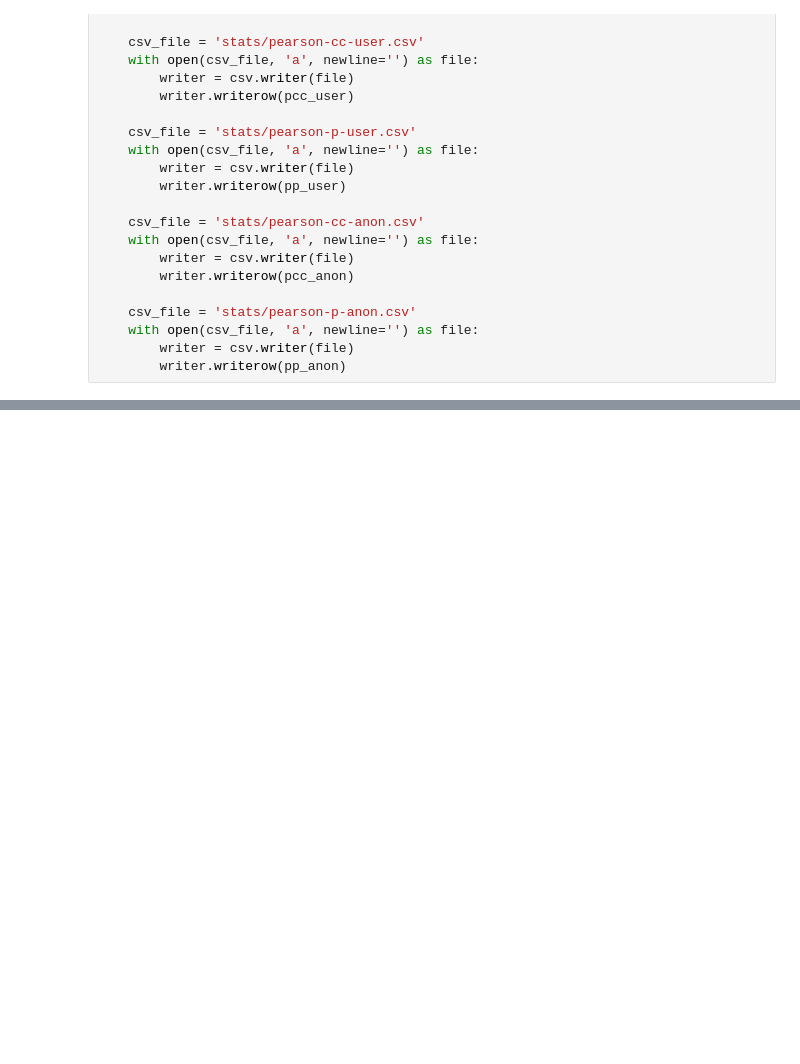
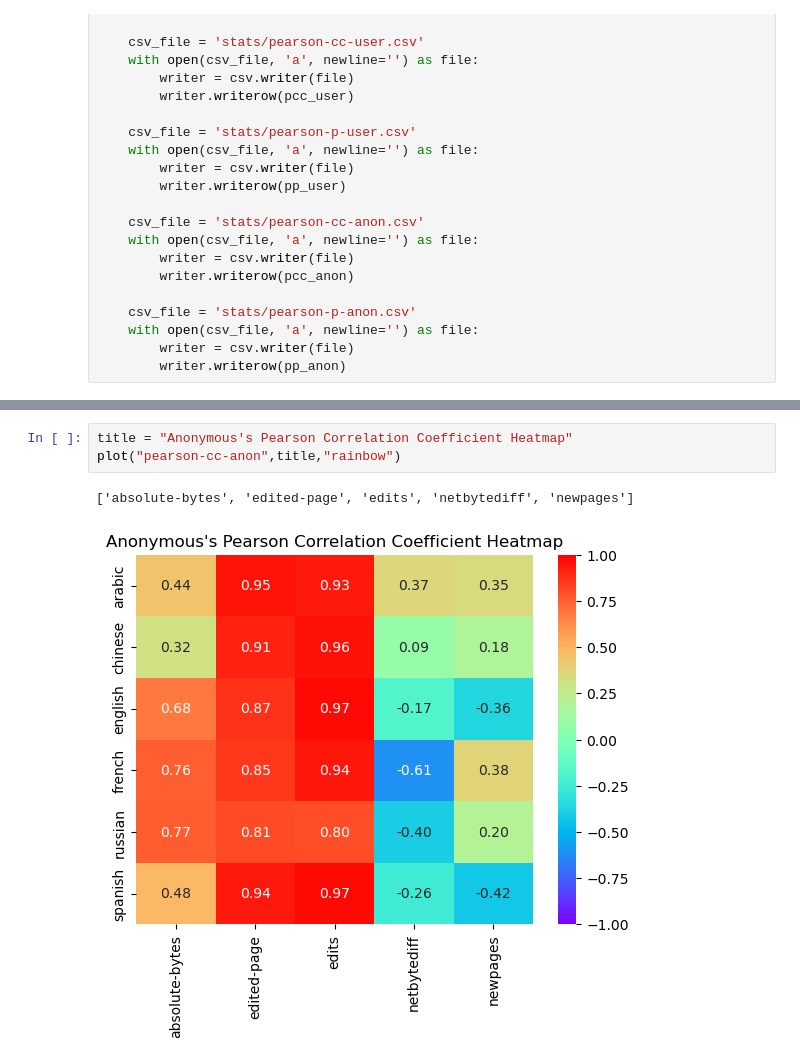
Before and after one commit to aryas0ng/wikipedia-analysis, a Jupyter notebook: plot.ipynb, the cells around one changed output, grey strips where cells are left out. Drawn from its saved outputs; the diff is of its cells as text; blank space fills up the shorter version.

```diff
--- a/plot.ipynb
+++ b/plot.ipynb
@@ -108,0 +103,6 @@ plot("pearson-p-anon")
+# %%
+title = "Anonymous's Pearson Correlation Coefficient Heatmap"
+plot("pearson-cc-anon",title,"rainbow")
+# %% [output]
+['absolute-bytes', 'edited-page', 'edits', 'netbytediff', 'newpages']
+[figure, added]
```
Also changed, not shown: parts of 8 cells of this notebook.
